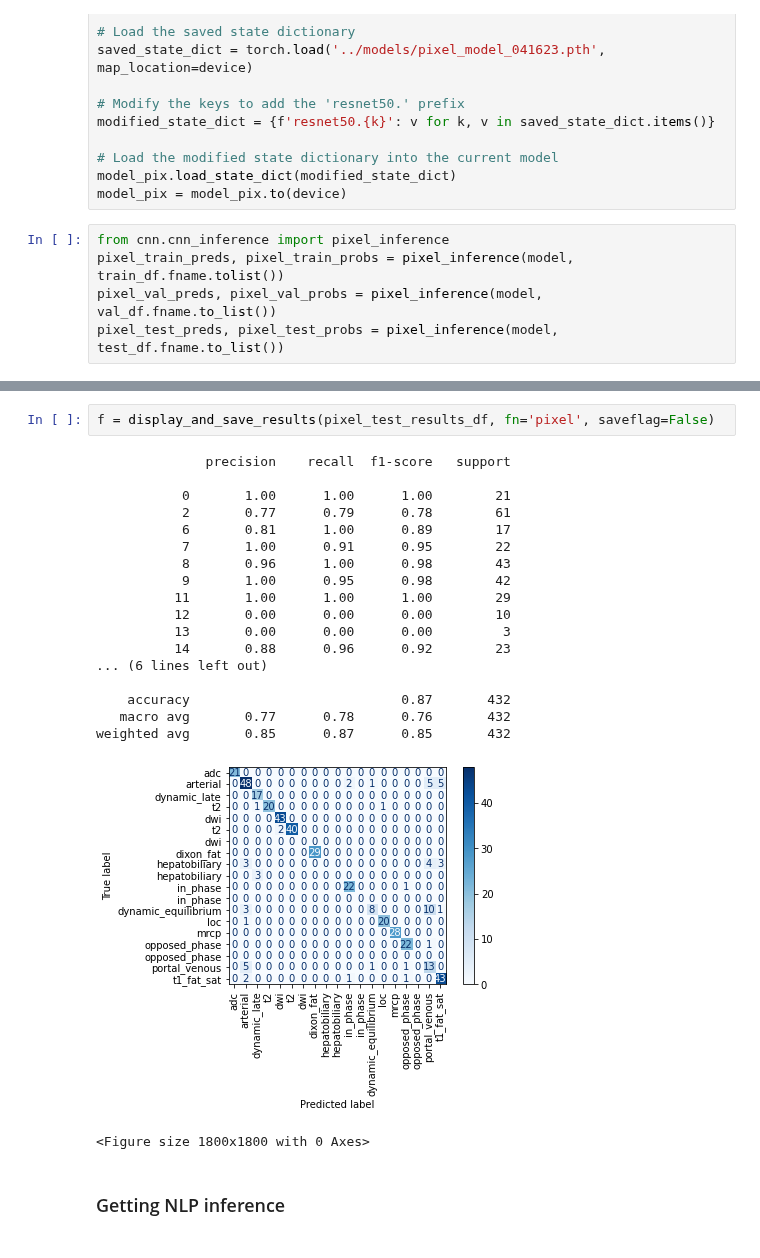
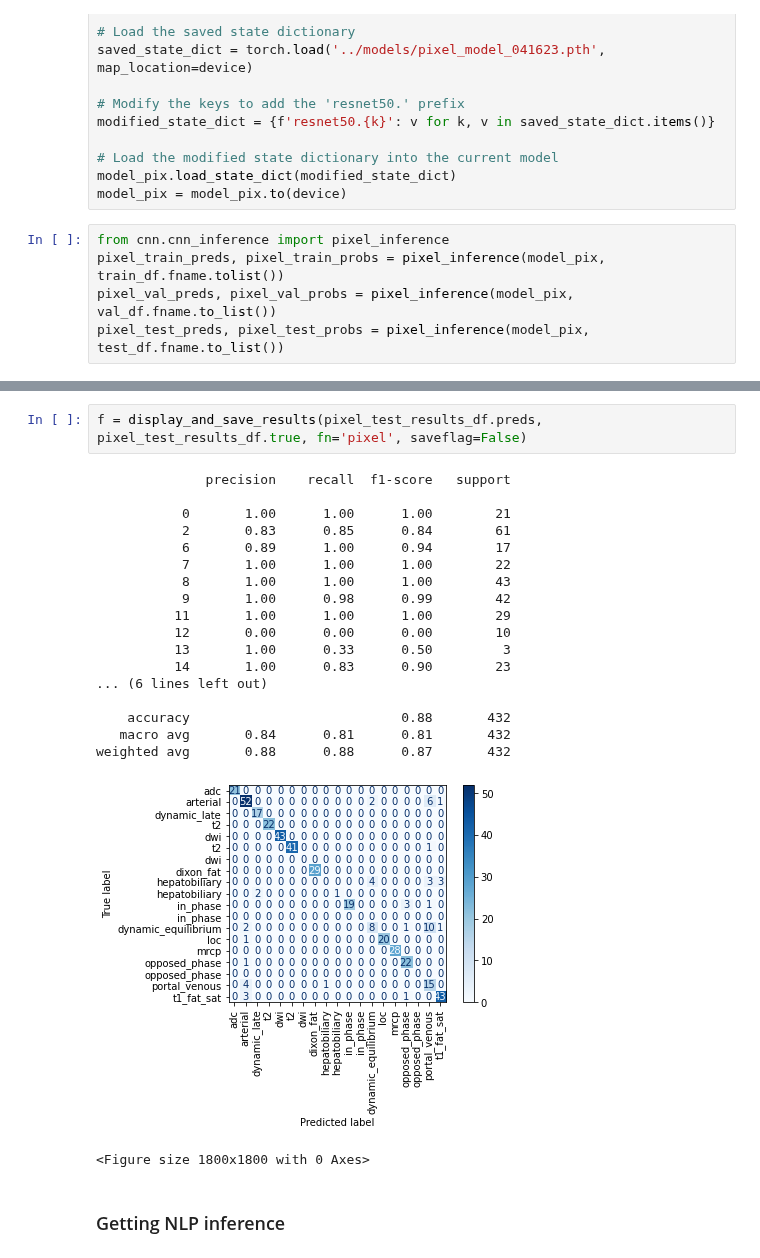
Before and after one commit to mille055/stanford_project, a Jupyter notebook: notebooks/AIPI540_IP_fusion_classifier.ipynb, the cells around one changed output, grey strips where cells are left out. Cells and saved outputs as stored; diff of their text form.

```diff
--- a/notebooks/AIPI540_IP_fusion_classifier.ipynb
+++ b/notebooks/AIPI540_IP_fusion_classifier.ipynb
@@ -220,6 +229,6 @@ model_pix.load_state_dict(modified_state_dict)
 model_pix = model_pix.to(device)
 # %%
 from cnn.cnn_inference import pixel_inference
-pixel_train_preds, pixel_train_probs = pixel_inference(model, train_df.fname.tolist())
-pixel_val_preds, pixel_val_probs = pixel_inference(model, val_df.fname.to_list())
-pixel_test_preds, pixel_test_probs = pixel_inference(model, test_df.fname.to_list())
+pixel_train_preds, pixel_train_probs = pixel_inference(model_pix, train_df.fname.tolist())
+pixel_val_preds, pixel_val_probs = pixel_inference(model_pix, val_df.fname.to_list())
+pixel_test_preds, pixel_test_probs = pixel_inference(model_pix, test_df.fname.to_list())
@@ -247,24 +239,24 @@ pixel_test_results_df
 # %%
-f = display_and_save_results(pixel_test_results_df, fn='pixel', saveflag=False)
+f = display_and_save_results(pixel_test_results_df.preds, pixel_test_results_df.true, fn='pixel', saveflag=False)
 # %% [output]
               precision    recall  f1-score   support
 
            0       1.00      1.00      1.00        21
-           2       0.77      0.79      0.78        61
-           6       0.81      1.00      0.89        17
-           7       1.00      0.91      0.95        22
-           8       0.96      1.00      0.98        43
-           9       1.00      0.95      0.98        42
+           2       0.83      0.85      0.84        61
+           6       0.89      1.00      0.94        17
+           7       1.00      1.00      1.00        22
+           8       1.00      1.00      1.00        43
+           9       1.00      0.98      0.99        42
           11       1.00      1.00      1.00        29
           12       0.00      0.00      0.00        10
-          13       0.00      0.00      0.00         3
-          14       0.88      0.96      0.92        23
+          13       1.00      0.33      0.50         3
+          14       1.00      0.83      0.90        23
 ... (6 lines left out)
 
-    accuracy                           0.87       432
-   macro avg       0.77      0.78      0.76       432
-weighted avg       0.85      0.87      0.85       432
+    accuracy                           0.88       432
+   macro avg       0.84      0.81      0.81       432
+weighted avg       0.88      0.88      0.87       432
-[figure, old version]
+[figure, new version]
 <Figure size 1800x1800 with 0 Axes>
 # %% [markdown]
 ### Getting NLP inference
```
Also changed, not shown: parts of 18 cells of this notebook, 7 other files.
